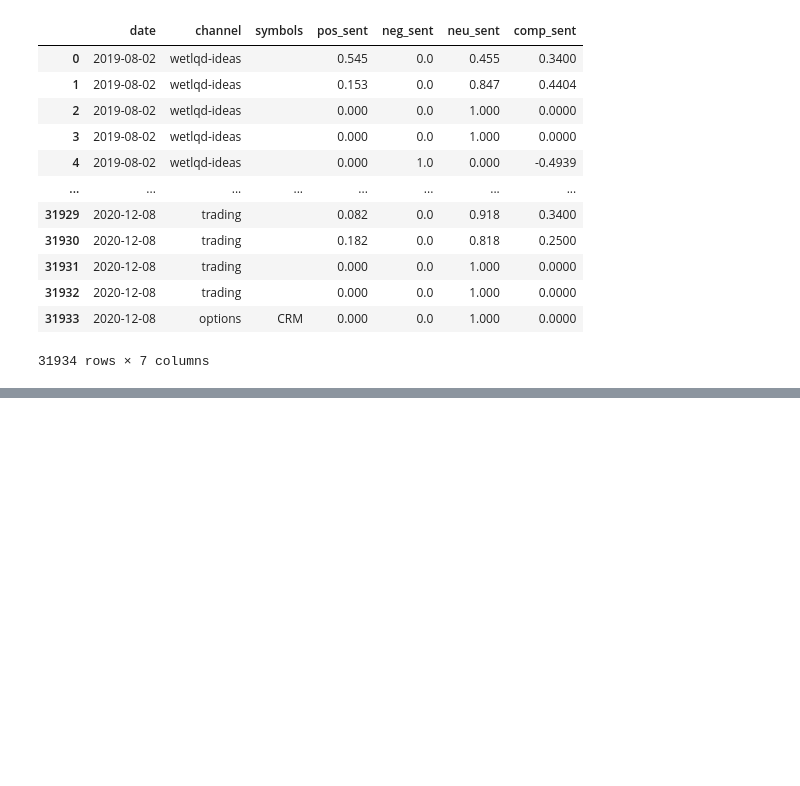
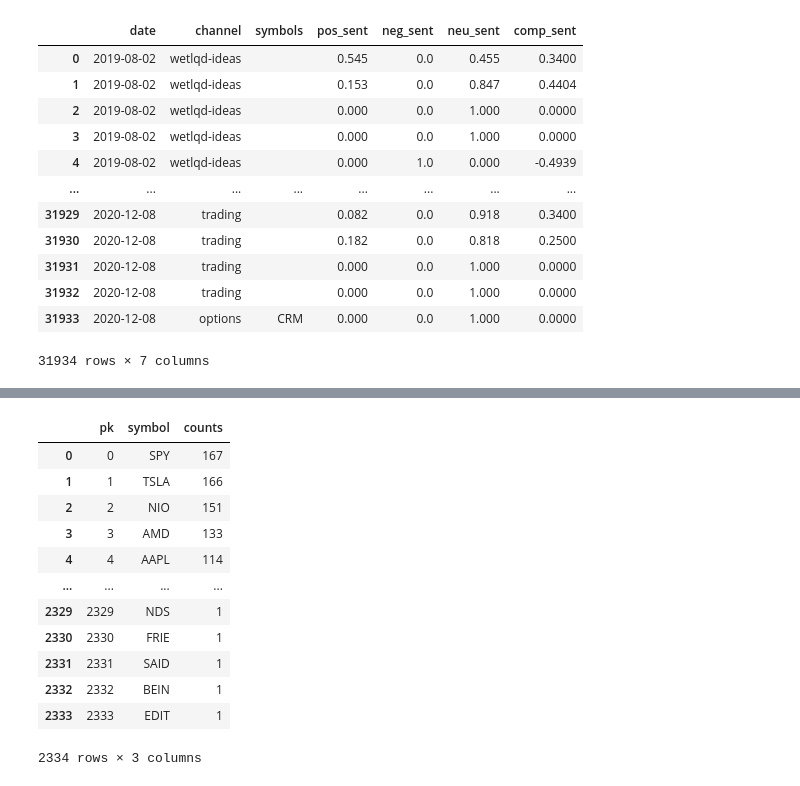
Before and after one commit to kyle-rgb/Discord_Project, a Jupyter notebook: notebooks/Trader.ipynb, the cells around one changed output, grey strips where cells are left out. Cells and saved outputs as stored; diff of their text form; code cells hidden in the pictures; blank space fills up the shorter version.

Commit message:
Added Archive of Processed Data with New Tables and Updated App

```diff
--- a/notebooks/Trader.ipynb
+++ b/notebooks/Trader.ipynb
@@ -714,0 +725,16 @@ with sql.connect('../data/interim/discord/discord.db') as con:
+# %%
+wordy_df_news = wordy_df_news.drop('pk', axis=1)
+# %%
+wordy_df_news = wordy_df_news.assign(word_obj = lambda x: x.word_obj.apply(str))
+# %%
+with sql.connect('../data/raw/temp2.db') as con:
+    wordy_df_news.to_sql('full_articles', con=con, index=True, index_label='pk', if_exists='fail')
+# %%
+with sql.connect('../data/interim/companies.db') as con:
+    a_articles = pd.read_sql('SELECT * FROM articles', con=con) #
+    a_info  = pd.read_sql('SELECT * FROM info', con=con) ##
+    a_news_sentiment = pd.read_sql('SELECT * FROM news_sentiment', con=con) #
+    a_symbol_comments = pd.read_sql('SELECT * FROM symbol_comments', con=con) ##
+    a_daily = pd.read_sql('SELECT * FROM daily', con=con) ##
+    a_mentions = pd.read_sql('SELECT * FROM mentions', con=con)
+    a_recommendations = pd.read_sql('SELECT * FROM recommendations', con=con)
@@ -714,0 +745,16 @@ with sql.connect('../data/interim/discord/discord.db') as con:
+# %%
+a_mentions
+# %% [output]
+|  | pk | symbol | counts |
+| 0 | 0 | SPY | 167 |
+| 1 | 1 | TSLA | 166 |
+| 2 | 2 | NIO | 151 |
+| 3 | 3 | AMD | 133 |
+| 4 | 4 | AAPL | 114 |
+| ... | ... | ... | ... |
+| 2329 | 2329 | NDS | 1 |
+| 2330 | 2330 | FRIE | 1 |
+| 2331 | 2331 | SAID | 1 |
+| 2332 | 2332 | BEIN | 1 |
+| 2333 | 2333 | EDIT | 1 |
+2334 rows × 3 columns
```
Also changed, not shown: parts of 10 cells of this notebook, 32 other files.
